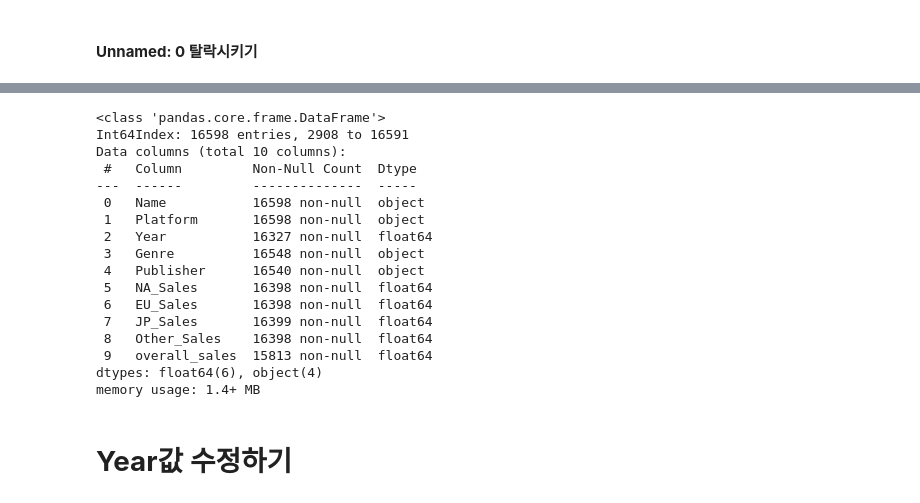
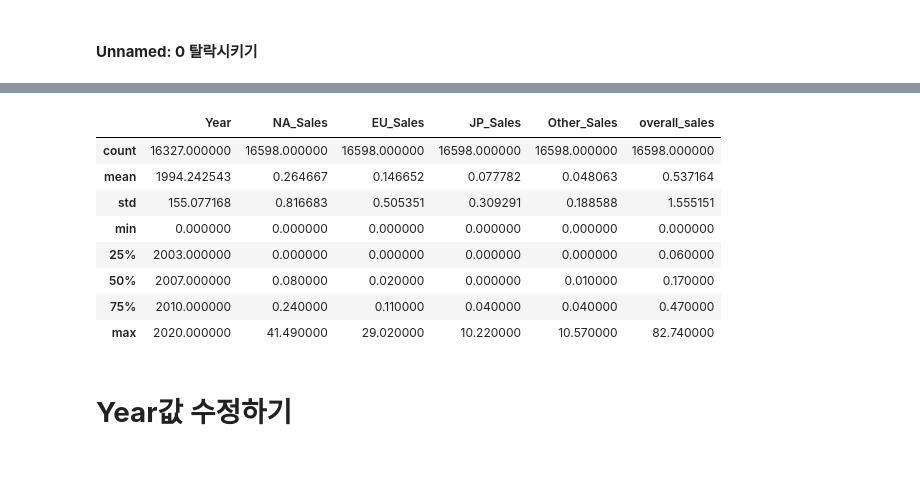
Before and after one commit to syh0397/codestates-AI-bootcamp-1, a Jupyter notebook: Untitled0.ipynb, the cells around one changed output, grey strips where cells are left out. Cells and saved outputs as stored; diff of their text form; code cells hidden in the pictures; blank space fills up the shorter version.

```diff
--- a/Untitled0.ipynb
+++ b/Untitled0.ipynb
@@ -259,22 +257,14 @@ df2.dropna()
-# %%
-df2.info()
-# %% [output]
-<class 'pandas.core.frame.DataFrame'>
-Int64Index: 16598 entries, 2908 to 16591
-Data columns (total 10 columns):
- #   Column         Non-Null Count  Dtype
----  ------         --------------  -----
- 0   Name           16598 non-null  object
- 1   Platform       16598 non-null  object
- 2   Year           16327 non-null  float64
- 3   Genre          16548 non-null  object
- 4   Publisher      16540 non-null  object
- 5   NA_Sales       16398 non-null  float64
- 6   EU_Sales       16398 non-null  float64
- 7   JP_Sales       16399 non-null  float64
- 8   Other_Sales    16398 non-null  float64
- 9   overall_sales  15813 non-null  float64
-dtypes: float64(6), object(4)
-memory usage: 1.4+ MB
+# %%
+sort_overall_new_df1.describe()
+# %% [output]
+|  | Year | NA_Sales | EU_Sales | JP_Sales | Other_Sales | overall_sales |
+| count | 16327.000000 | 16598.000000 | 16598.000000 | 16598.000000 | 16598.000000 | 16598.000000 |
+| mean | 1994.242543 | 0.264667 | 0.146652 | 0.077782 | 0.048063 | 0.537164 |
+| std | 155.077168 | 0.816683 | 0.505351 | 0.309291 | 0.188588 | 1.555151 |
+| min | 0.000000 | 0.000000 | 0.000000 | 0.000000 | 0.000000 | 0.000000 |
+| 25% | 2003.000000 | 0.000000 | 0.000000 | 0.000000 | 0.000000 | 0.060000 |
+| 50% | 2007.000000 | 0.080000 | 0.020000 | 0.000000 | 0.010000 | 0.170000 |
+| 75% | 2010.000000 | 0.240000 | 0.110000 | 0.040000 | 0.040000 | 0.470000 |
+| max | 2020.000000 | 41.490000 | 29.020000 | 10.220000 | 10.570000 | 82.740000 |
 # %% [markdown]
 # **Year값** 수정하기
```
Also changed, not shown: parts of 27 cells of this notebook.
